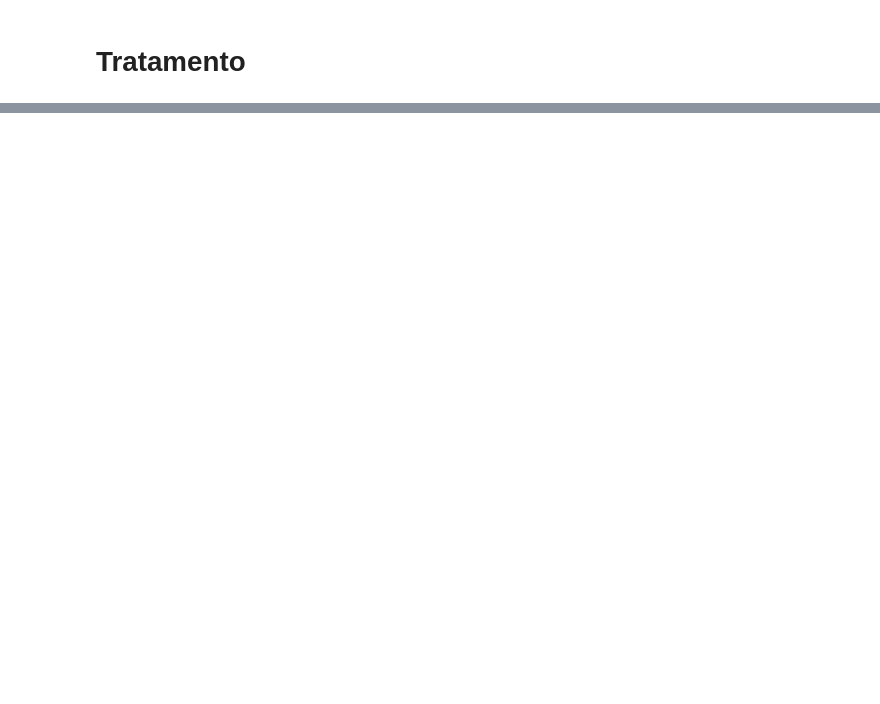
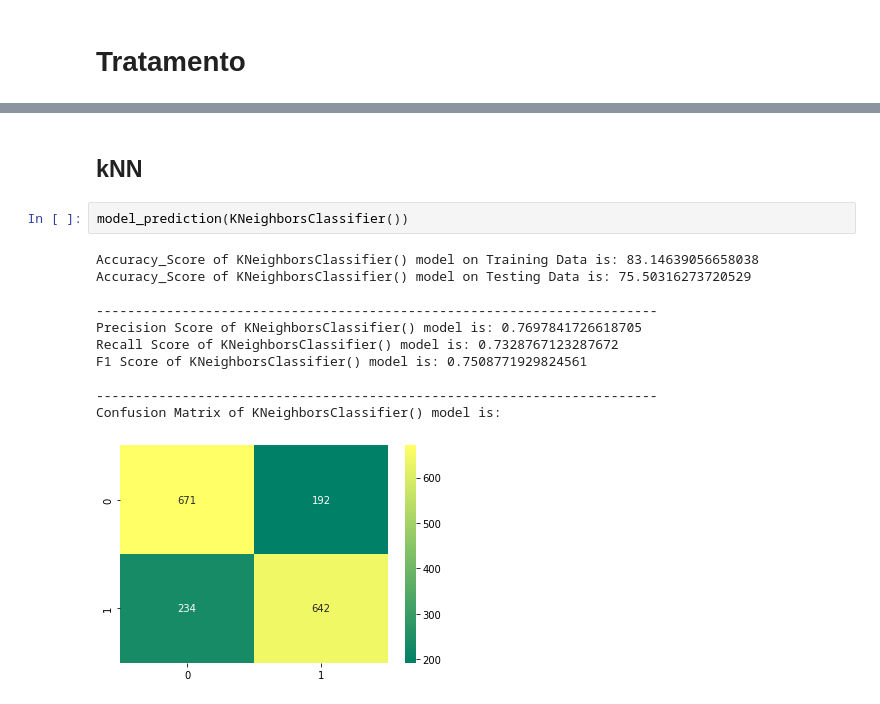
Before and after one commit to luhenr/KaggleCompetitions, a Jupyter notebook: SpaceshipTitanic.ipynb, the cells around one changed output, grey strips where cells are left out. Drawn from its saved outputs; the diff is of its cells as text; blank space fills up the shorter version.

```diff
--- a/SpaceshipTitanic.ipynb
+++ b/SpaceshipTitanic.ipynb
@@ -108,0 +245,16 @@ print(grid_search.best_params_, grid_search.best_score_)
+# %% [markdown]
+## kNN
+# %%
+model_prediction(KNeighborsClassifier())
+# %% [output]
+Accuracy_Score of KNeighborsClassifier() model on Training Data is: 83.14639056658038
+Accuracy_Score of KNeighborsClassifier() model on Testing Data is: 75.50316273720529
+
+------------------------------------------------------------------------
+Precision Score of KNeighborsClassifier() model is: 0.7697841726618705
+Recall Score of KNeighborsClassifier() model is: 0.7328767123287672
+F1 Score of KNeighborsClassifier() model is: 0.7508771929824561
+
+------------------------------------------------------------------------
+Confusion Matrix of KNeighborsClassifier() model is:
+[figure, added]
```
Also changed, not shown: parts of 140 cells of this notebook.
